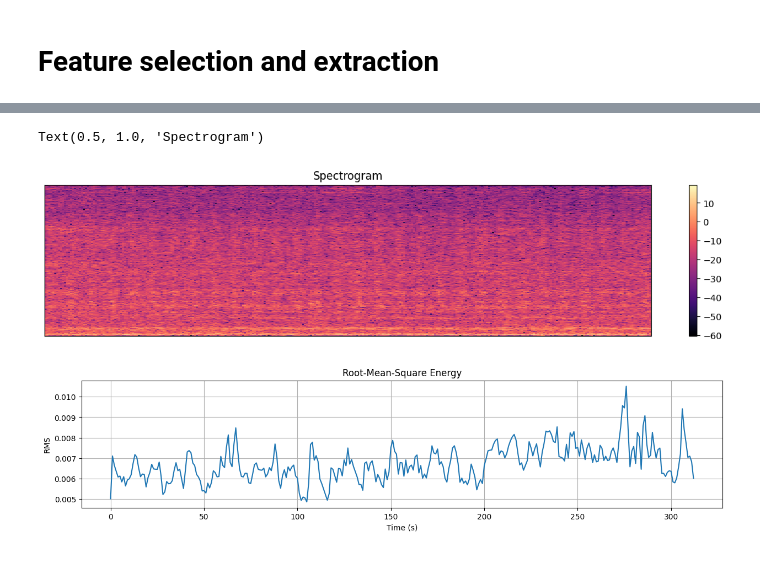
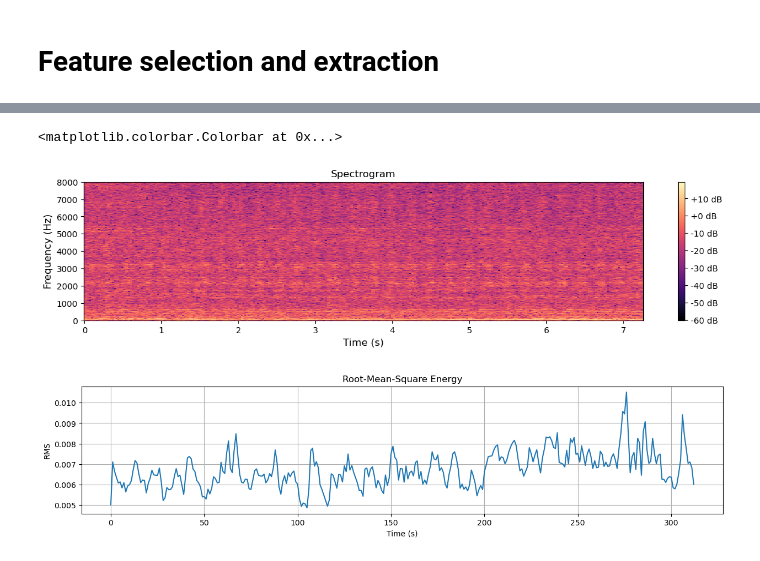
Before and after one commit to FlyingFish760/5ARIP10, a Jupyter notebook: Main_file.ipynb, the cells around one changed output, grey strips where cells are left out. Cells and saved outputs as stored; diff of their text form; code cells hidden in the pictures.

```diff
--- a/Main_file.ipynb
+++ b/Main_file.ipynb
@@ -33,14 +33,14 @@ norm_data = []
 for i in os.listdir(dir_test):
     if 'anomaly' in i and 'section_00' in i and 'volt_1.0' in i:
         anom_files.append(i)
-        data, samplerate = librosa.load(dir_test + '\\' + i,sr=16000)
+        data, samplerate = librosa.load(dir_test + '/' + i,sr=16000)
         # samplerate, data = wavfile.read(dir_test + '\\' + i)
         anom_sr.append(samplerate)
         anom_data.append(data)
 
     if 'normal' in i and 'section_00' in i and 'volt_1.0' in i:
         norm_files.append(i)
-        data, samplerate = librosa.load(dir_test + '\\' + i,sr=16000)
+        data, samplerate = librosa.load(dir_test + '/' + i,sr=16000)
         # samplerate, data = wavfile.read(dir_test + '\\' + i)
         norm_sr.append(samplerate)
         norm_data.append(data)
@@ -123,6 +123,9 @@ plt.show()
 #Perform smoothing for all data
 anom_data_denoised = smoothen_fft(anom_data,anom_sr)
 norm_data_denoised = smoothen_fft(norm_data,norm_sr)
+# %%
+anom_data_denoised = anom_data
+norm_data_denoised = norm_data
 # %% [markdown]
 # Feature selection and extraction
 # %%
@@ -164,16 +211,20 @@ plt.show()
 # %%
 # generate spectrogram
 anom_spec = spec(anom_data_denoised)
 norm_spec = spec(norm_data_denoised)
 
-# plot first spectrogram
+# plot first spectrogram, with y-axis 8000 Hz max
 plt.figure(figsize=(15, 3))
-librosa.display.specshow(anom_spec[0])
-plt.colorbar()
+librosa.display.specshow(anom_spec[0], x_axis='s', y_axis='hz')
 plt.title('Spectrogram')
+plt.xlabel('Time (s)', fontsize=12)
+plt.ylabel('Frequency (Hz)', fontsize=12)
+plt.ylim(0, 8000)
+plt.autoscale(enable=True, axis='x', tight=True)
+plt.colorbar(format='%+2.0f dB')
 # %% [output]
-Text(0.5, 1.0, 'Spectrogram')
+<matplotlib.colorbar.Colorbar at 0x...>
-[figure, old version]
+[figure, new version]
 # %%
 # extract RMS
 anom_rms = rms(anom_data_denoised)
```
Also changed, not shown: parts of 4 cells of this notebook, 1 other file.
